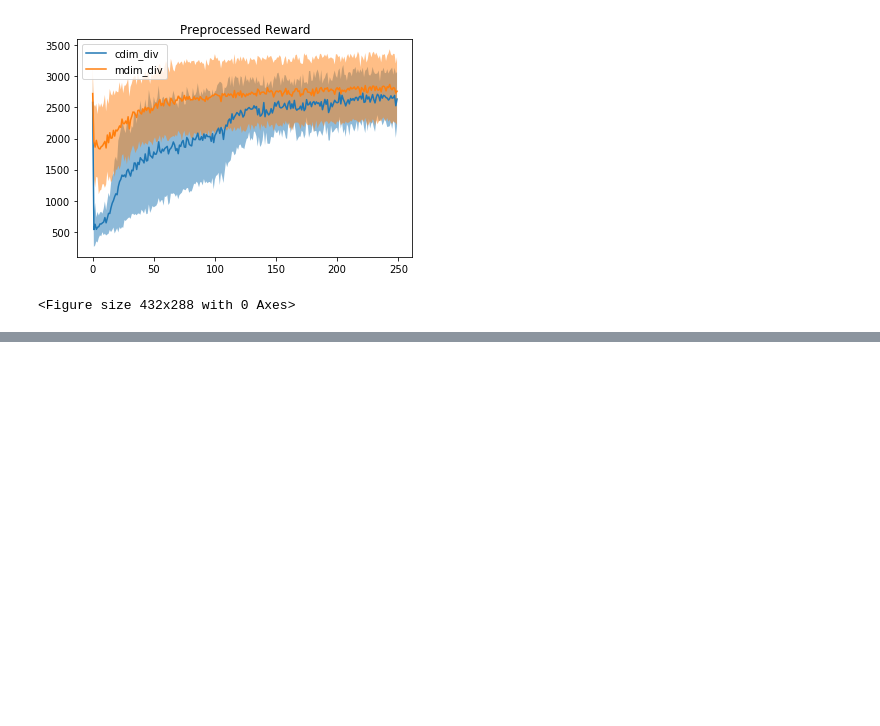
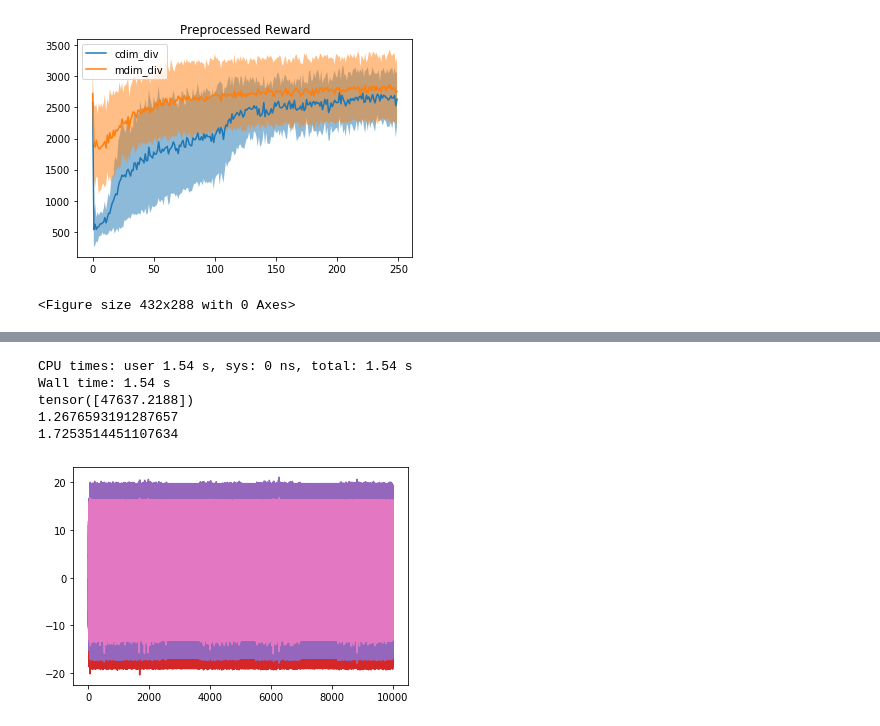
Before and after one commit to sgillen/lorenz, a Jupyter notebook: run_ars/walker_lowdim_mesh.ipynb, the cells around one changed output, grey strips where cells are left out. Saved outputs shown, nothing was run; the diff lists cells and outputs as text; code cells hidden in the pictures; blank space fills up the shorter version.

```diff
--- a/run_ars/walker_lowdim_mesh.ipynb
+++ b/run_ars/walker_lowdim_mesh.ipynb
@@ -408,18 +423,27 @@ print(c2)
 # %%
 # ==============
 policy = policy_dict['cdim_div'][seed]
-#%time o3,a3,r3,_ = do_long_rollout(env, policy, ep_length=ep_length)
-o3,a3,r3,l3 = do_rollout(env, policy, render=True)
+%time o3,a3,r3,_ = do_long_rollout(env, policy, ep_length=ep_length)
+#o3,a3,r3,l3 = do_rollout(env, policy, render=True)
 plt.plot(o3)
 
 target3 = o3[200:]
 target3 = (target3 - policy.state_means)/policy.state_std
+#target3 = (target3 - target3.mean(dim=0))/target3.std(dim=0)
+
 #target = (target - policy.state_means)/policy.state_std
 
 print(sum(r3))
 m3,c3,l3,d3 = mesh_dim(target3)
 print(m3)
 print(c3)
+# %% [output]
+CPU times: user 1.54 s, sys: 0 ns, total: 1.54 s
+Wall time: 1.54 s
+tensor([47637.2188])
+1.2676593191287657
+1.7253514451107634
+[figure, added]
 # %%
 #plt.plot(np.log2(d3), np.log2(l3), 'x')
 #plt.plot(np.log2(d), np.log2(l),'x')
```
Also changed, not shown: parts of 10 cells of this notebook, 10 other files.
